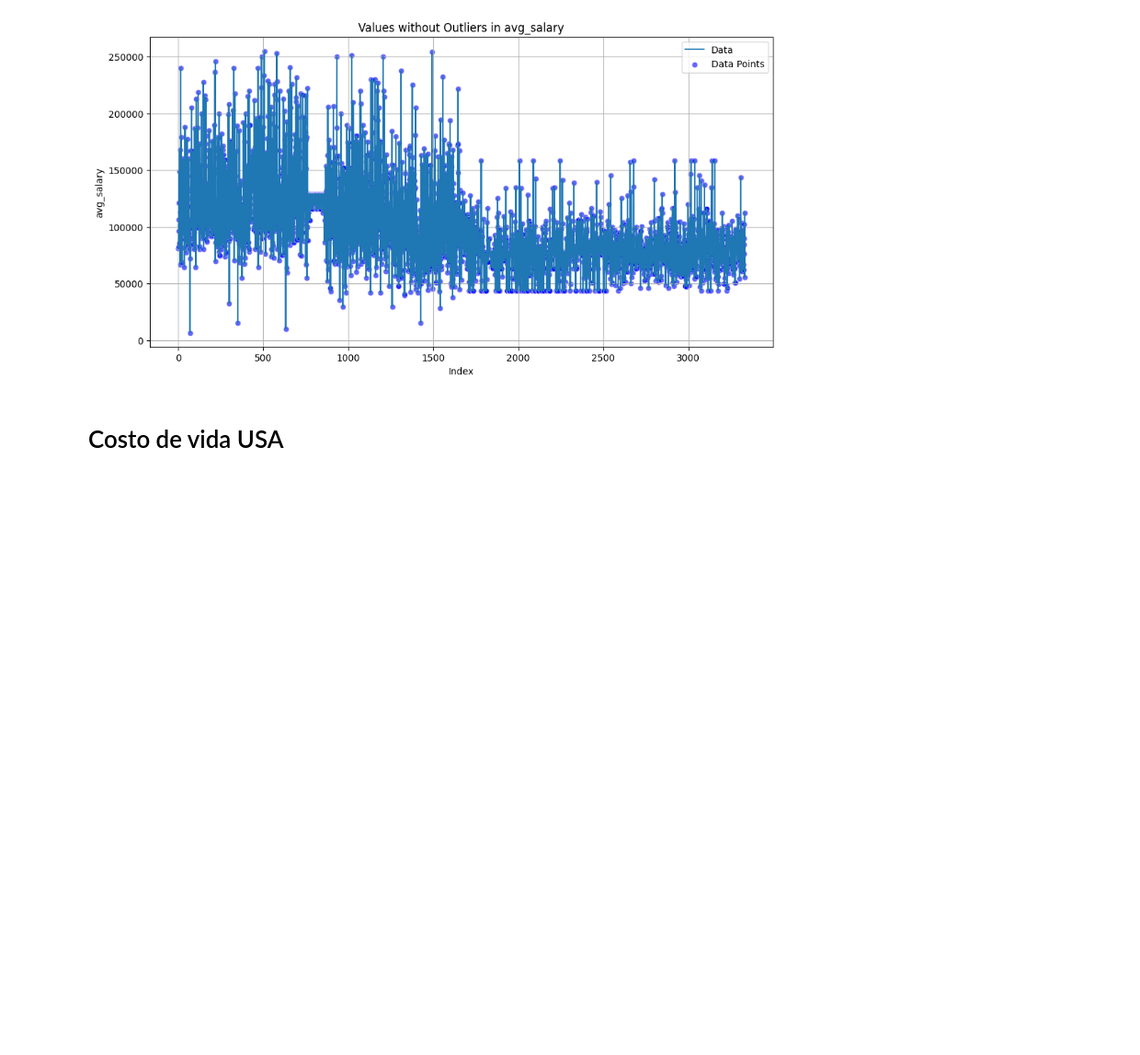
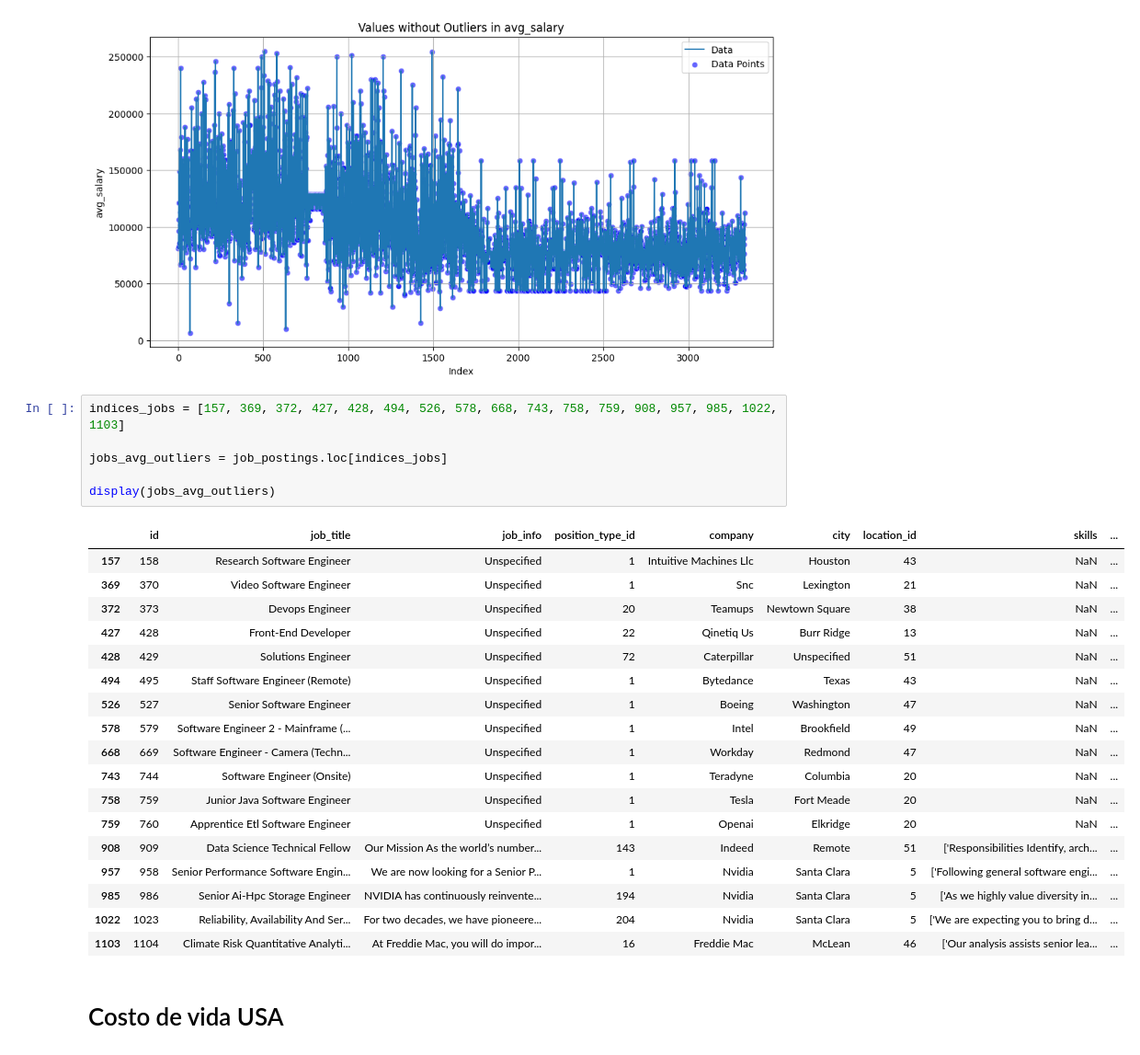
Before and after one commit to No-Country-simulation/c20-67-m-data-bi, a Jupyter notebook: ETL_EDA/USA Clean.ipynb, the cells around one changed output. Shown at 92% size. Saved outputs shown, nothing was run; the diff lists cells and outputs as text; blank space fills up the shorter version.

```diff
--- a/ETL_EDA/USA Clean.ipynb
+++ b/ETL_EDA/USA Clean.ipynb
@@ -964,6 +1135,31 @@ Name: avg_salary, dtype: float64
 Data before removing outliers: 3333
 Data after removing outliers: 3316
 [figure]
+# %%
+indices_jobs = [157, 369, 372, 427, 428, 494, 526, 578, 668, 743, 758, 759, 908, 957, 985, 1022, 1103]
+
+jobs_avg_outliers = job_postings.loc[indices_jobs]
+
+display(jobs_avg_outliers)
+# %% [output]
+|  | id | job_title | job_info | position_type_id | company | city | location_id | skills | ... |
+| 157 | 158 | Research Software Engineer | Unspecified | 1 | Intuitive Machines Llc | Houston | 43 | NaN | ... |
+| 369 | 370 | Video Software Engineer | Unspecified | 1 | Snc | Lexington | 21 | NaN | ... |
+| 372 | 373 | Devops Engineer | Unspecified | 20 | Teamups | Newtown Square | 38 | NaN | ... |
+| 427 | 428 | Front-End Developer | Unspecified | 22 | Qinetiq Us | Burr Ridge | 13 | NaN | ... |
+| 428 | 429 | Solutions Engineer | Unspecified | 72 | Caterpillar | Unspecified | 51 | NaN | ... |
+| 494 | 495 | Staff Software Engineer (Remote) | Unspecified | 1 | Bytedance | Texas | 43 | NaN | ... |
+| 526 | 527 | Senior Software Engineer | Unspecified | 1 | Boeing | Washington | 47 | NaN | ... |
+| 578 | 579 | Software Engineer 2 - Mainframe (... | Unspecified | 1 | Intel | Brookfield | 49 | NaN | ... |
+| 668 | 669 | Software Engineer - Camera (Techn... | Unspecified | 1 | Workday | Redmond | 47 | NaN | ... |
+| 743 | 744 | Software Engineer (Onsite) | Unspecified | 1 | Teradyne | Columbia | 20 | NaN | ... |
+| 758 | 759 | Junior Java Software Engineer | Unspecified | 1 | Tesla | Fort Meade | 20 | NaN | ... |
+| 759 | 760 | Apprentice Etl Software Engineer | Unspecified | 1 | Openai | Elkridge | 20 | NaN | ... |
+| 908 | 909 | Data Science Technical Fellow | Our Mission As the world’s number... | 143 | Indeed | Remote | 51 | ['Responsibilities Identify, arch... | ... |
+| 957 | 958 | Senior Performance Software Engin... | We are now looking for a Senior P... | 1 | Nvidia | Santa Clara | 5 | ['Following general software engi... | ... |
+| 985 | 986 | Senior Ai-Hpc Storage Engineer | NVIDIA has continuously reinvente... | 194 | Nvidia | Santa Clara | 5 | ['As we highly value diversity in... | ... |
+| 1022 | 1023 | Reliability, Availability And Ser... | For two decades, we have pioneere... | 204 | Nvidia | Santa Clara | 5 | ['We are expecting you to bring d... | ... |
+| 1103 | 1104 | Climate Risk Quantitative Analyti... | At Freddie Mac, you will do impor... | 16 | Freddie Mac | McLean | 46 | ['Our analysis assists senior lea... | ... |
 # %% [markdown]
 # Costo de vida USA
 # %%
```
Also changed, not shown: parts of 42 cells of this notebook, 7 other files.
